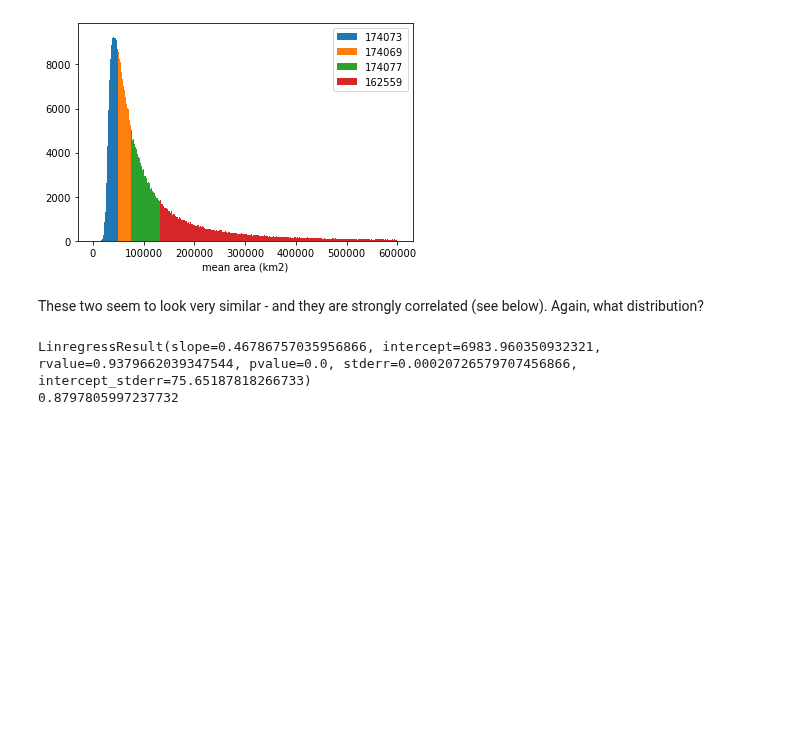
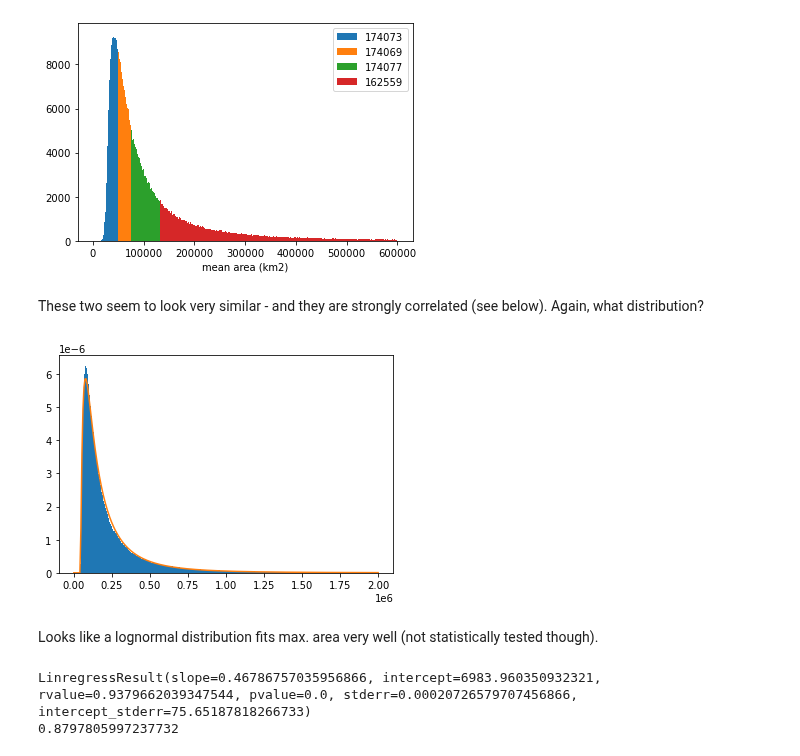
Before and after one commit to markmuetz/mcs_prime, a Jupyter notebook: ctrl/notebooks/track_analysis.ipynb, the cells around one changed output. Cells and saved outputs as stored; diff of their text form; code cells hidden in the pictures; blank space fills up the shorter version.

```diff
--- a/ctrl/notebooks/track_analysis.ipynb
+++ b/ctrl/notebooks/track_analysis.ipynb
@@ -128,6 +128,18 @@ area_hist(mean_areas, bins, 'mean')
 [figure]
 # %% [markdown]
 These two seem to look very similar - and they are strongly correlated (see below). Again, what distribution?
+# %%
+from scipy.stats import lognorm
+
+plt.figure()
+bins = np.linspace(0, 2e6, 300)
+lognorm_args = lognorm.fit(max_areas)
+plt.hist(max_areas, bins, density=True)
+plt.plot(bins, lognorm.pdf(bins, *lognorm_args), label='best fit');
+# %% [output]
+[figure, added]
+# %% [markdown]
+Looks like a lognormal distribution fits max. area very well (not statistically tested though).
 # %%
 plt.hist2d(max_areas, mean_areas, bins=(np.linspace(0, 2e5, 100), np.linspace(0, 1e5, 100)))
 reg = stats.linregress(max_areas, mean_areas)
```
Also changed, not shown: parts of 1 cell of this notebook, 2 other files.
